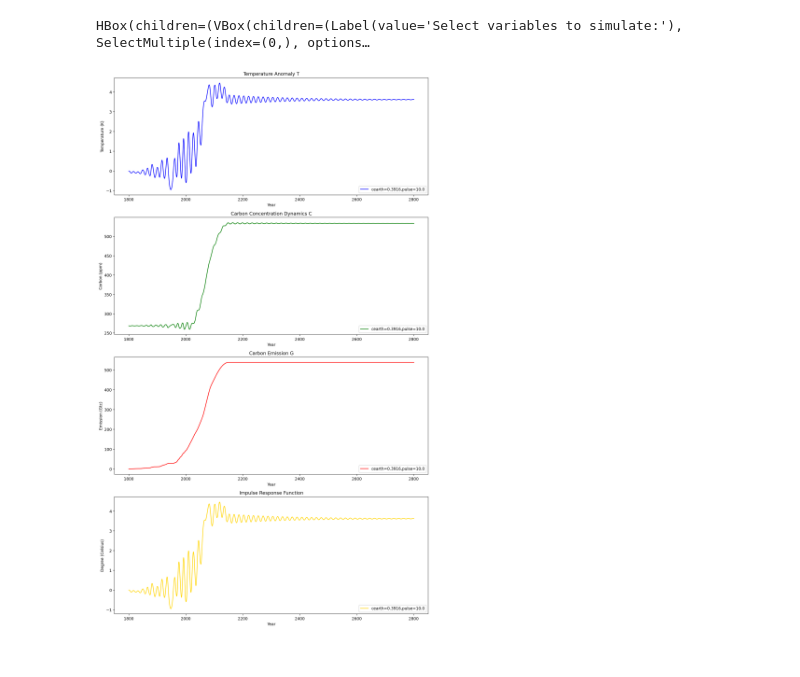
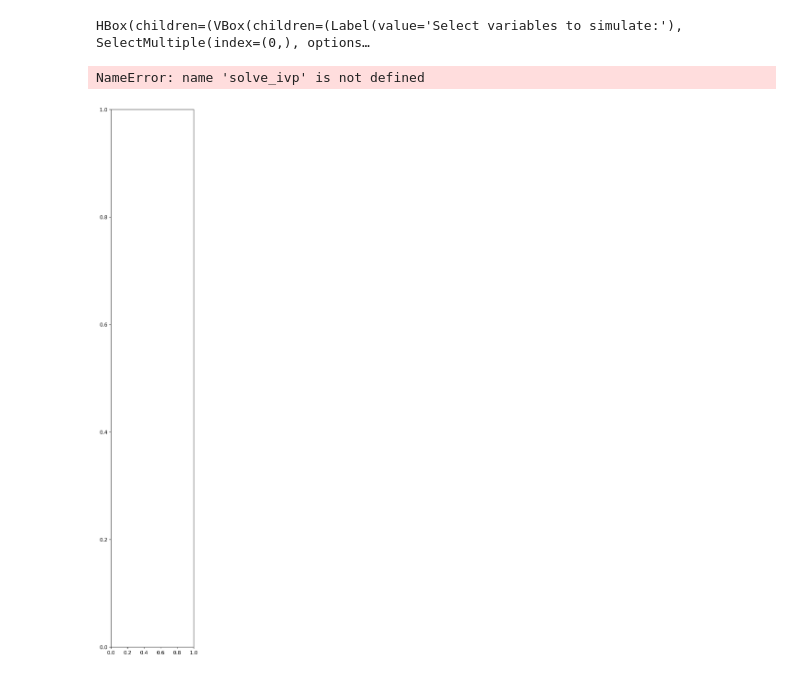
Before and after one commit to binchengecon/QuantClimateChange3, a Jupyter notebook: _build/jupyter_execute/NonlinearCarbon.ipynb, the cells around one changed output. Drawn from its saved outputs; the diff is of its cells as text; code cells hidden in the pictures.

```diff
--- a/_build/jupyter_execute/NonlinearCarbon.ipynb
+++ b/_build/jupyter_execute/NonlinearCarbon.ipynb
@@ -23,19 +23,20 @@ display(simulate_box_external_run)
 # %% [output]
 HBox(children=(VBox(children=(Label(value='Select variables to simulate:'), SelectMultiple(index=(0,), options…
 # %%
-# all_var_names = ['Temperature Anomaly', 'Carbon Concentration Dynamics', 'Carbon Emission', 'Impulse Response Function']
-# selected_index = [all_var_names.index(element) for element in simulate_external.value]
-# # print(selected_index)
+all_var_names = ['Temperature Anomaly', 'Carbon Concentration Dynamics', 'Carbon Emission', 'Impulse Response Function']
+selected_index = [all_var_names.index(element) for element in simulate_external.value]
+# print(selected_index)
 
-# # for j in selected_index:
-# #     print(j+1)
+# for j in selected_index:
+#     print(j+1)
 
-# fig, ax = plot_simulation(pulsesize, pulseyear,pulsebaseline,pulsecearth, selected_index)
-# plt.tight_layout()
-# plt.show()
-Image("test2.png")
+fig, ax = plot_simulation(pulsesize, pulseyear,pulsebaseline,pulsecearth, selected_index)
+plt.tight_layout()
+plt.show()
+# Image("test2.png")
 # %% [output]
+NameError: name 'solve_ivp' is not defined
-[figure, old version]
+[figure, new version]
 # %%
 
 Image("test.png")
```
Also changed, not shown: parts of 1 cell of this notebook, 10 other files.
